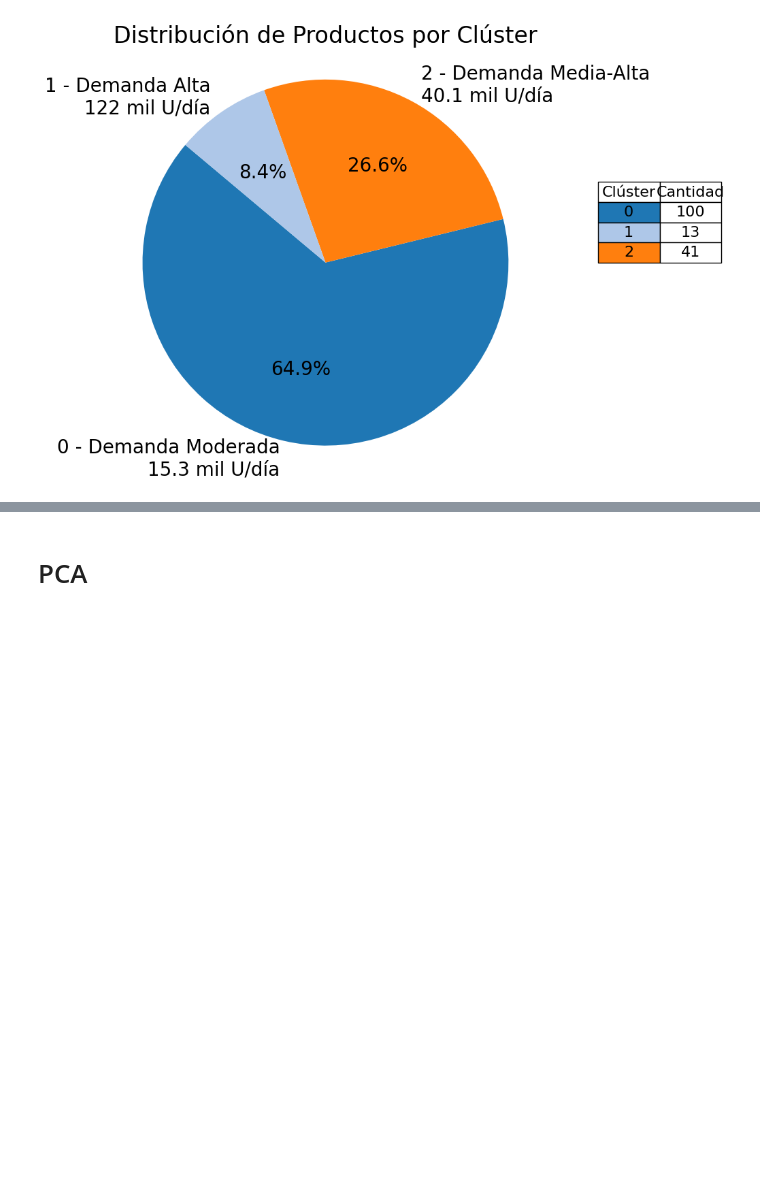
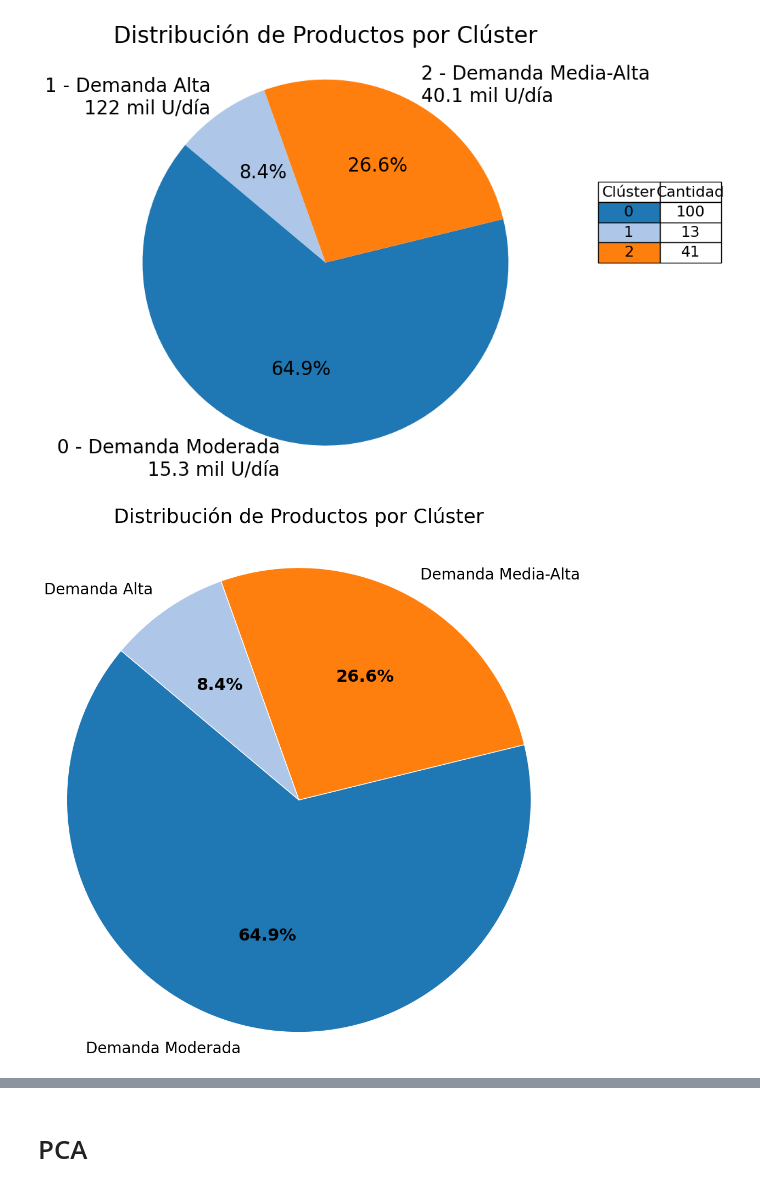
Before and after one commit to SantiagoRomanoOddone/MasterThesis, a Jupyter notebook: clustering/clustering_lab.ipynb, the cells around one changed output, grey strips where cells are left out. Drawn from its saved outputs; the diff is of its cells as text; code cells hidden in the pictures; blank space fills up the shorter version.

```diff
--- a/clustering/clustering_lab.ipynb
+++ b/clustering/clustering_lab.ipynb
@@ -1079,3 +1079,98 @@ plt.tight_layout()
 plt.show()
 # %% [output]
 [figure]
+# %%
+import matplotlib.pyplot as plt
+import pandas as pd
+
+# Contar los valores únicos por clúster
+cuentas_clusters = all_metrics['cluster_sku'].value_counts()
+
+# Nombres descriptivos para los clústeres
+nombres_clusters = {
+    0: 'Demanda Moderada',
+    1: 'Demanda Alta',
+    2: 'Demanda Media-Alta'
+}
+
+# Volumen promedio diario por clúster
+volumen_promedio = {
+    0: '15.3k',
+    1: '122k',
+    2: '40.1k'
+}
+
+# Colores por clúster
+colores_clusters = {cluster: cluster_colors[cluster] for cluster in cuentas_clusters.index}
+
+# Etiquetas para el gráfico de torta
+etiquetas_clusters = [nombres_clusters[cluster] for cluster in cuentas_clusters.index]
+
+# 🔵 Pie chart — LETRA GRANDE Y CLARA
+fig, ax = plt.subplots(figsize=(12, 12))
+wedges, texts, autotexts = ax.pie(
+    cuentas_clusters,
+    labels=etiquetas_clusters,
+    autopct='%1.1f%%',
+    startangle=140,
+    colors=[colores_clusters[cluster] for cluster in cuentas_clusters.index],
+    textprops={'fontsize': 20},
+    wedgeprops={'linewidth': 1, 'edgecolor': 'white'}
+)
+
+# Aumentar tamaño del % (autotexts)
+for autotext in autotexts:
+    autotext.set_fontsize(22)
+    autotext.set_weight('bold')
+
+# Aumentar tamaño del texto de etiquetas
+for text in texts:
+    text.set_fontsize(20)
+
+ax.set_title('Distribución de Productos por Clúster', fontsize=26, pad=30)
+ax.axis('equal')
+
+# 🔵 TABLA DEBAJO CON TOTAL Y CELDAS AJUSTADAS
+
+# Crear dataframe
+tabla_datos = cuentas_clusters.reset_index()
+tabla_datos.columns = ['Clúster', 'Cantidad de PDVs']
+tabla_datos['Nombre'] = tabla_datos['Clúster'].map(nombres_clusters)
+tabla_datos['Volumen Promedio\n(unid/día)'] = tabla_datos['Clúster'].map(volumen_promedio)
+tabla_datos = tabla_datos[['Clúster', 'Nombre', 'Cantidad de PDVs', 'Volumen Promedio\n(unid/día)']]
+
+# Agregar fila Total
+fila_total = pd.DataFrame([{
+    'Clúster': '',
+    'Nombre': 'Total',
+    'Cantidad de PDVs': tabla_datos['Cantidad de PDVs'].sum(),
+    'Volumen Promedio\n(unid/día)': '57.0k'
+}])
+tabla_datos = pd.concat([tabla_datos, fila_total], ignore_index=True)
+
+# Tabla más ancha para que no se sobresalga nada
+fig_tabla, ax_tabla = plt.subplots(figsize=(12, 3.2))
+ax_tabla.axis('off')
+
+# Crear tabla visual
+tabla = ax_tabla.table(
+    cellText=tabla_datos.values,
+    colLabels=tabla_datos.columns,
+    cellLoc='center',
+    loc='center'
+)
+
+# Pintar columna 'Clúster' (solo filas con valor)
+for i, row in tabla_datos.iterrows():
+    if row['Clúster'] != '':
+        tabla[(i + 1, 0)].set_facecolor(colores_clusters[row['Clúster']])
+
+# Ajustes visuales
+tabla.auto_set_font_size(False)
+tabla.set_fontsize(16)  # Más grande
+tabla.scale(1.45, 1.8)  # Más ancha y alta
+
+plt.tight_layout()
+plt.show()
+# %% [output]
+[figure, added]
```
Also changed, not shown: parts of 1 cell of this notebook.
